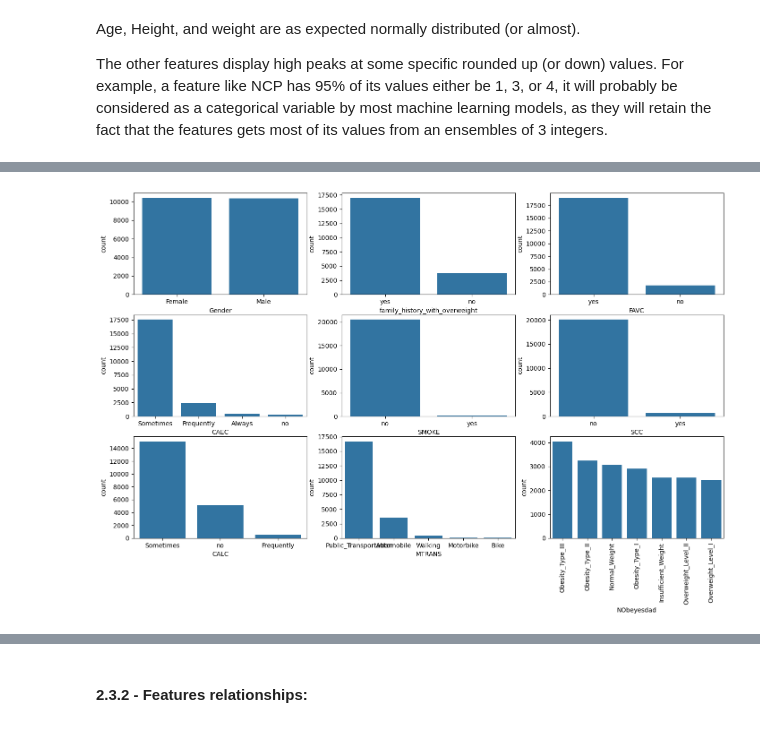
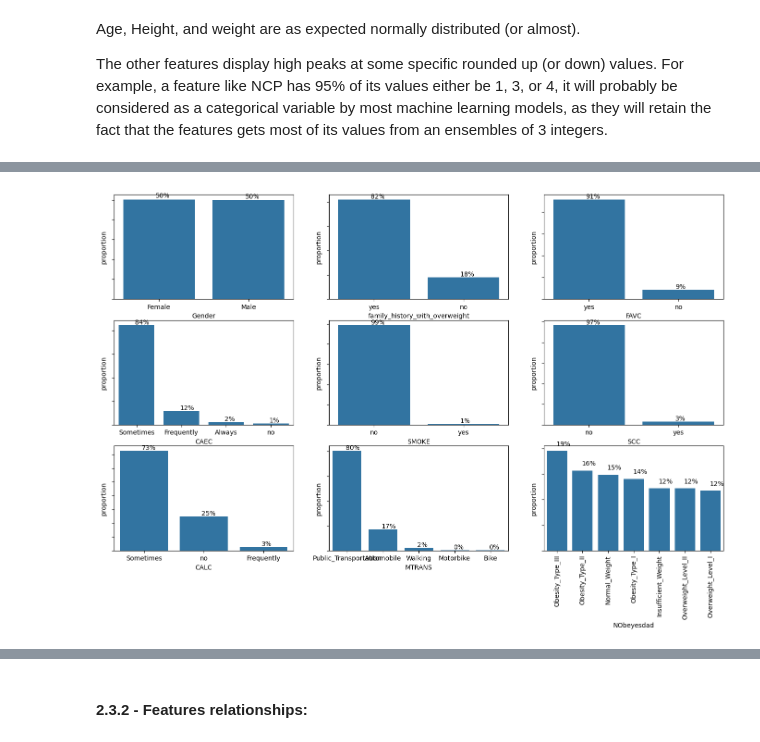
Before and after one commit to moussmo/multi-class-prediction-obesity-risk, a Jupyter notebook: data_analysis.ipynb, the cells around one changed output, grey strips where cells are left out. Saved outputs shown, nothing was run; the diff lists cells and outputs as text; code cells hidden in the pictures.

```diff
--- a/data_analysis.ipynb
+++ b/data_analysis.ipynb
@@ -10,5 +28,6 @@ import matplotlib.pyplot as plt
 # %%
-train_data = pd.read_csv("data/train.csv")
+data = pd.read_csv("data/train.csv")
+submission_data = pd.read_csv("data/test.csv")
 # %% [markdown]
 ## 2 - Exploratory Data Analysis
 # %% [markdown]
@@ -47,9 +66,9 @@ No need for id column
 # %%
-train_data = train_data.drop('id', axis=1)
+data = data.drop('id', axis=1)
 # %% [markdown]
 Checking out dtypes :
 # %%
-ax = train_data.dtypes.value_counts().plot.bar()
+ax = data.dtypes.value_counts().plot.bar()
 for bar in ax.patches:
     ax.annotate(str(bar.get_height()), (bar.get_x()+ bar.get_width() / 2, bar.get_height() + 0.25), size=15)
 plt.show()
@@ -97,3 +116,9 @@ plt.show()
 Age, Height, and weight are as expected normally distributed (or almost).
 
 The other features display high peaks at some specific rounded up (or down) values. For example, a feature like NCP has 95% of its values either be 1, 3, or 4, it will probably be considered as a categorical variable by most machine learning models, as they will retain the fact that the features gets most of its values from an ensembles of 3 integers.
+# %%
+fig = plt.figure(figsize=(20,5))
+axes = fig.subplots(1,8)
+for i,column in enumerate(data.select_dtypes(include='number').columns):
+    data.boxplot(column, ax=axes.flatten()[i])
+plt.show()
@@ -100,9 +127,12 @@ The other features display high peaks at some specific rounded up (or down) valu
 # %%
 fig = plt.figure(figsize=(17,10))
 axes = fig.subplots(3,3)
-for i,column in enumerate(train_data.select_dtypes(exclude='number').columns):
-    sns.barplot(train_data[column].value_counts(), ax=axes.flatten()[i])
+for i,column in enumerate(data.select_dtypes(exclude='number').columns):
+    ax = sns.barplot(data[column].value_counts(normalize=True), ax=axes.flatten()[i])
+    ax.set(yticklabels=[])
+    for bar in ax.patches:
+        ax.annotate(str((round(bar.get_height()*100))) + '%', (bar.get_x() + bar.get_width()/2.2, bar.get_height()+0.01))
 plt.xticks(rotation=90)
 plt.show()
 # %% [output]
-[figure, old version]
+[figure, new version]
```
Also changed, not shown: parts of 36 cells of this notebook.
